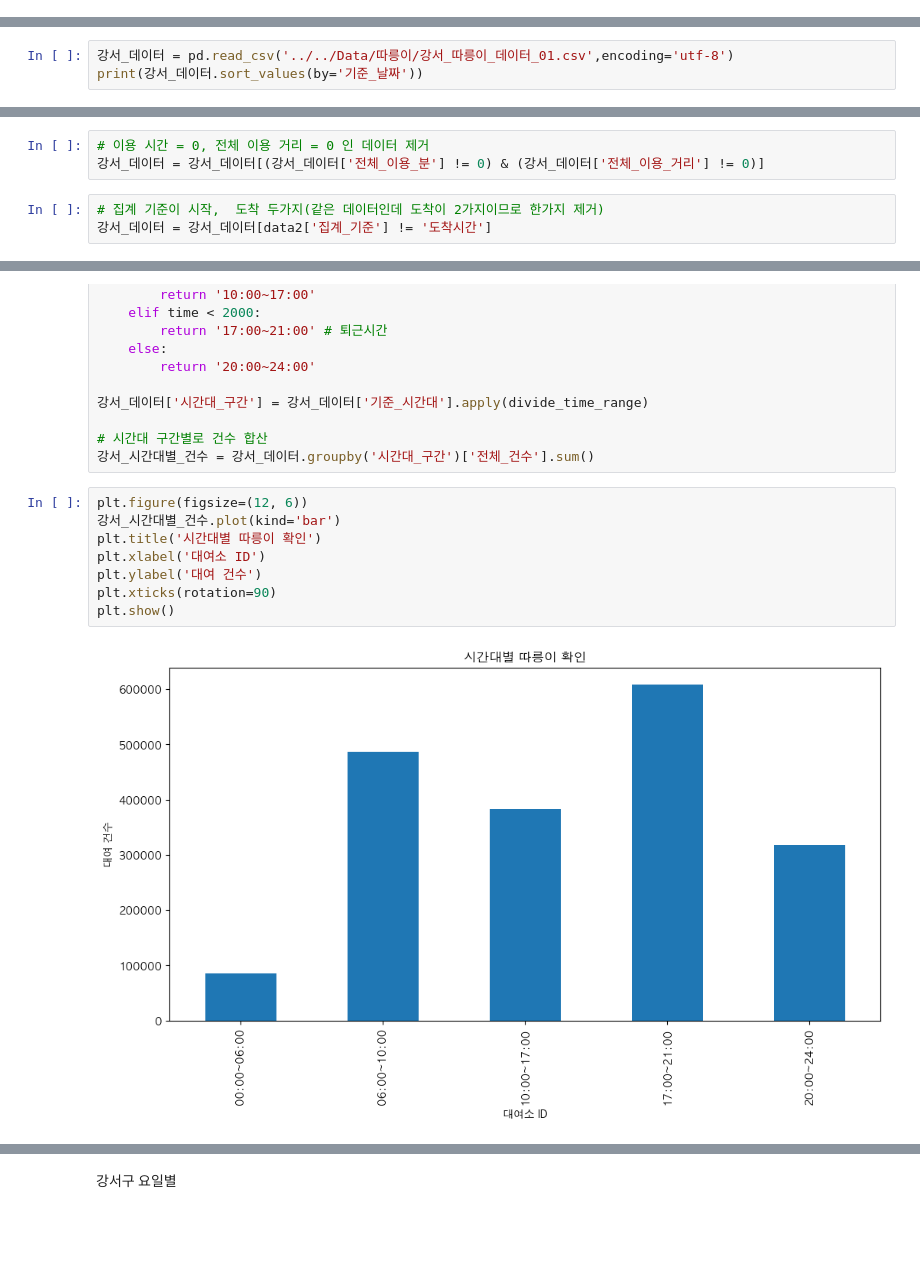
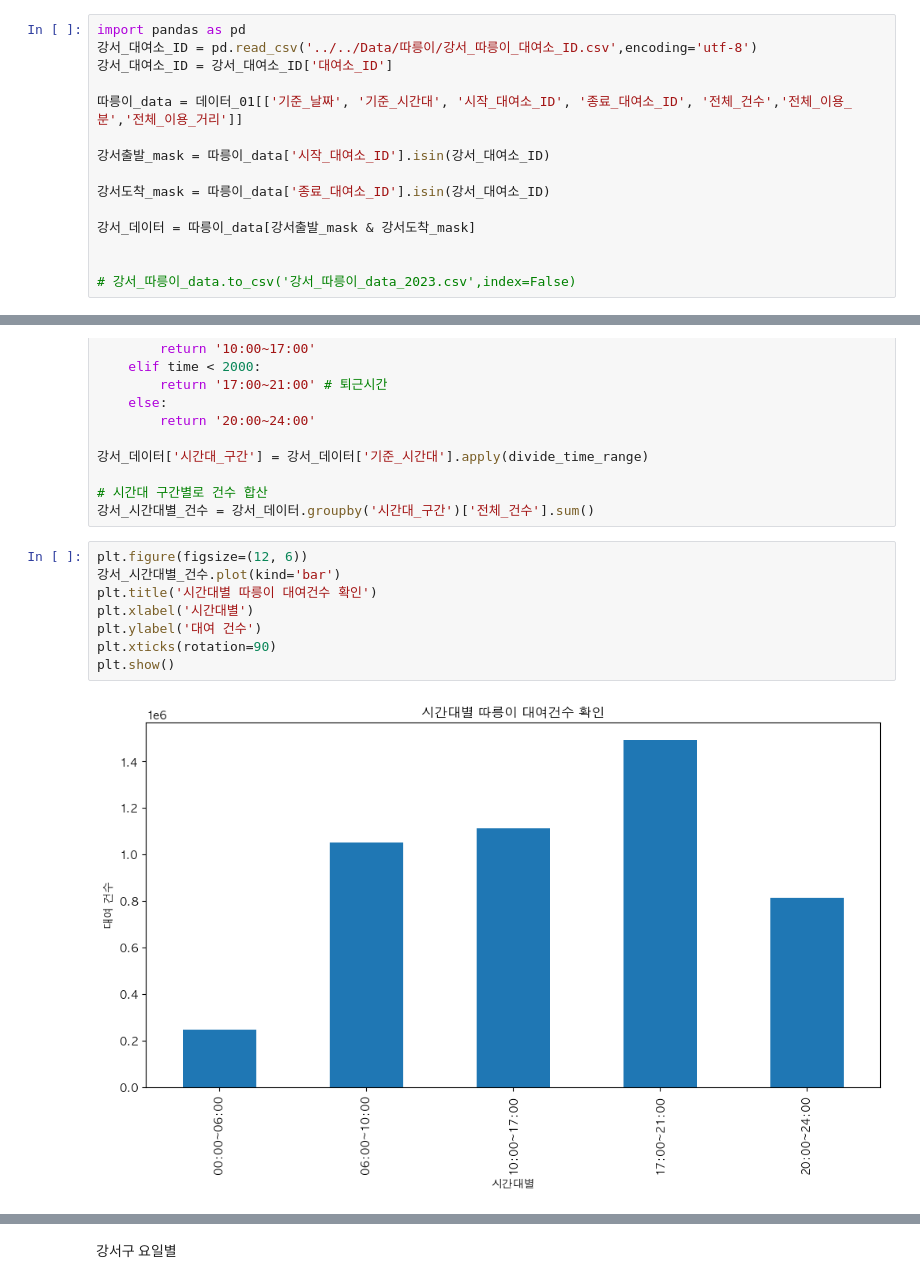
Before and after one commit to minseokpark6/SemiProject_Group3, a Jupyter notebook: Code/Origin/BikeSeoul_SemiGroup3.ipynb, the cells around one changed output, grey strips where cells are left out. Cells and saved outputs as stored; diff of their text form; blank space fills up the shorter version.

```diff
--- a/Code/Origin/BikeSeoul_SemiGroup3.ipynb
+++ b/Code/Origin/BikeSeoul_SemiGroup3.ipynb
@@ -203,7 +302,19 @@ print(강서_대여소_ID)
+# %%
+import pandas as pd
+강서_대여소_ID = pd.read_csv('../../Data/따릉이/강서_따릉이_대여소_ID.csv',encoding='utf-8')
+강서_대여소_ID = 강서_대여소_ID['대여소_ID']
+
+따릉이_data = 데이터_01[['기준_날짜', '기준_시간대', '시작_대여소_ID', '종료_대여소_ID', '전체_건수','전체_이용_분','전체_이용_거리']]
+
+강서출발_mask = 따릉이_data['시작_대여소_ID'].isin(강서_대여소_ID)
+
+강서도착_mask = 따릉이_data['종료_대여소_ID'].isin(강서_대여소_ID)
+
+강서_데이터 = 따릉이_data[강서출발_mask & 강서도착_mask]
+
+
+# 강서_따릉이_data.to_csv('강서_따릉이_data_2023.csv',index=False)
 # %% [markdown]
 ### 강서구 따릉이 이용량 데이터 생성
 * 2023.04~2024.03
 * 날짜를 기준으로 랜덤하게 2등분
-# %%
-강서_데이터 = pd.read_csv('../../Data/따릉이/강서_따릉이_데이터_01.csv',encoding='utf-8')
-print(강서_데이터.sort_values(by='기준_날짜'))
@@ -273,6 +385,0 @@ print(len(강서_대여소_added_2024))
-# %%
-# 이용 시간 = 0, 전체 이용 거리 = 0 인 데이터 제거
-강서_데이터 = 강서_데이터[(강서_데이터['전체_이용_분'] != 0) & (강서_데이터['전체_이용_거리'] != 0)]
-# %%
-# 집계 기준이 시작,  도착 두가지(같은 데이터인데 도착이 2가지이므로 한가지 제거)
-강서_데이터 = 강서_데이터[data2['집계_기준'] != '도착시간']
@@ -328,10 +448,10 @@ def divide_time_range(time):
 # %%
 plt.figure(figsize=(12, 6))
 강서_시간대별_건수.plot(kind='bar')
-plt.title('시간대별 따릉이 확인')
-plt.xlabel('대여소 ID')
+plt.title('시간대별 따릉이 대여건수 확인')
+plt.xlabel('시간대별')
 plt.ylabel('대여 건수')
 plt.xticks(rotation=90)
 plt.show()
 # %% [output]
-[figure, old version]
+[figure, new version]
```
Also changed, not shown: parts of 32 cells of this notebook.
